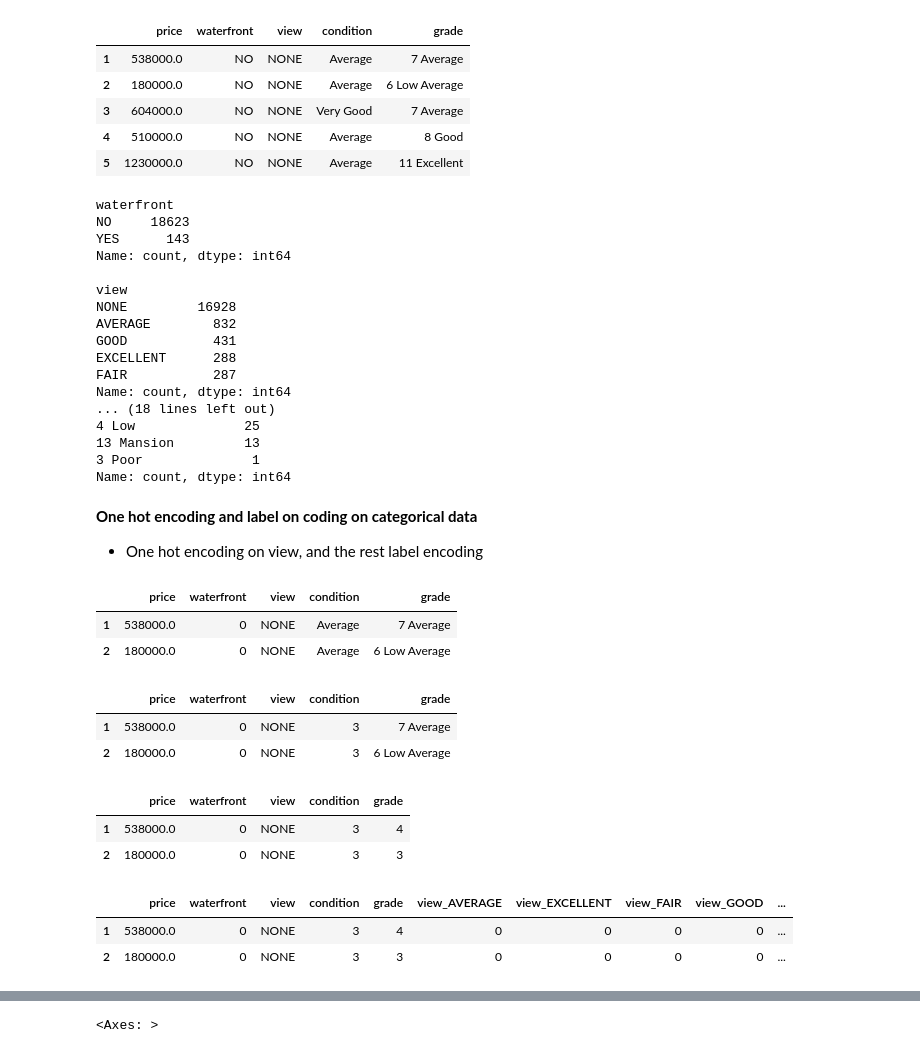
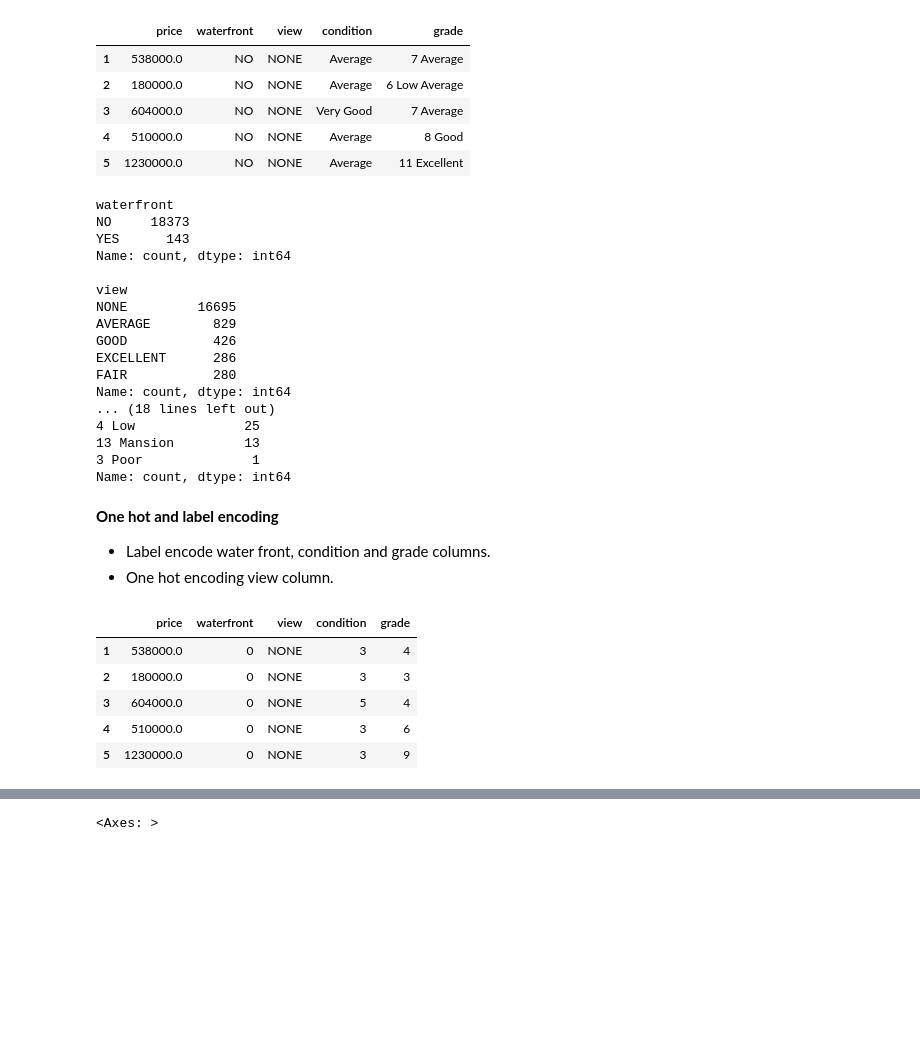
Before and after one commit to BBWorksB/HousePrediction-Multiple_regression, a Jupyter notebook: HousePrediction-Multiple_regression.ipynb, the cells around one changed output, grey strips where cells are left out. Drawn from its saved outputs; the diff is of its cells as text; code cells hidden in the pictures; blank space fills up the shorter version.

```diff
--- a/HousePrediction-Multiple_regression.ipynb
+++ b/HousePrediction-Multiple_regression.ipynb
@@ -270,4 +272,7 @@ check_house[check_house.bathrooms > check_house.bedrooms+2]
 # %%
-check_house = check_house[check_house['Age'] >= 1]  # Keep only rows with age greater than or equal to 1
-check_house.shape
+# Drop the rows with Age < 1
+check_house = check_house[check_house['Age'] > 1]
+
+# Inspect the change
+check_house[check_house.Age < 1].value_counts().sum()
 # %% [output]
@@ -510,16 +510,16 @@ for col in categorical:
     print(check_house[col].value_counts(), "\n")
 # %% [output]
 waterfront
-NO     18623
+NO     18373
 YES      143
 Name: count, dtype: int64
 
 view
-NONE         16928
-AVERAGE        832
-GOOD           431
-EXCELLENT      288
-FAIR           287
+NONE         16695
+AVERAGE        829
+GOOD           426
+EXCELLENT      286
+FAIR           280
 Name: count, dtype: int64
 ... (18 lines left out)
 4 Low              25
@@ -527,44 +527,37 @@ Name: count, dtype: int64
 3 Poor              1
 Name: count, dtype: int64
 # %% [markdown]
-**One hot encoding and label on coding on categorical data**
-- One hot encoding on view, and the rest label encoding
+**One hot and label encoding**
+- Label encode water front, condition and grade columns.
+- One hot encoding view column.
 # %%
 #Label encoding on the waterfront column to be a binary of 0 and 1
 location_test.loc[:, 'waterfront'] = location_test['waterfront'].map({'YES': 1, 'NO': 0})
-location_test.head(2)
+
+#label encode condition
+location_test.loc[:, 'condition'] = location_test['condition'].map({'Poor': 1, 'Fair': 2,
+                                                                    'Average': 3, 'Good': 4, 'Very Good': 5})
+
+#Extract values of the grade
+location_test['grade'] = location_test['grade'].str.extract('(\d+)').astype(int)
+
+location_test.loc[:, 'grade'] = location_test['grade'].map({3: 'Poor', 4: 'Low', 6: 'Low Average', 7: 'Average',
+                                                            5: 'Fair', 9: 'Better', 10: 'Very Good', 11: 'Excellent', 12: 'Luxury', 8:'Good', 13: 'Mansion'})
+# Label encode grade
+location_test.loc[:, 'grade'] = location_test['grade'].map({'Poor': 1, 'Low': 2, 'Low Average': 3, 'Average': 4,
+                                                            'Fair': 5, 'Better': 7, 'Very Good': 8, 'Excellent': 9, 'Luxury': 10, 'Good': 6, 'Mansion':11})
+
+
+
+location_test.head()
 # %% [output]
 |  | price | waterfront | view | condition | grade |
-| 1 | 538000.0 | 0 | NONE | Average | 7 Average |
-| 2 | 180000.0 | 0 | NONE | Average | 6 Low Average |
+| 1 | 538000.0 | 0 | NONE | 3 | 4 |
+| 2 | 180000.0 | 0 | NONE | 3 | 3 |
+| 3 | 604000.0 | 0 | NONE | 5 | 4 |
+| 4 | 510000.0 | 0 | NONE | 3 | 6 |
+| 5 | 1230000.0 | 0 | NONE | 3 | 9 |
-# %%
-#label encode condition
-location_test.loc[:, 'condition'] = location_test['condition'].map({'Poor': 1, 'Fair': 2, 'Average': 3, 'Good': 4, 'Very Good': 5})
-location_test.head(2)
-# %% [output]
-|  | price | waterfront | view | condition | grade |
-| 1 | 538000.0 | 0 | NONE | 3 | 7 Average |
-| 2 | 180000.0 | 0 | NONE | 3 | 6 Low Average |
-# %%
-#label encode the grade
-
-#Extract values of the grade
-location_test['grade'] = location_test['grade'].str.extract('(\d+)').astype(int)
-
-location_test.loc[:, 'grade'] = location_test['grade'].map({3: 'Poor', 4: 'Low', 6: 'Low Average', 7: 'Average', 5: 'Fair', 9: 'Better', 10: 'Very Good', 11: 'Excellent', 12: 'Luxury', 8:'Good', 13: 'Mansion'})
-location_test.loc[:, 'grade'] = location_test['grade'].map({'Poor': 1, 'Low': 2, 'Low Average': 3, 'Average': 4, 'Fair': 5, 'Better': 7, 'Very Good': 8, 'Excellent': 9, 'Luxury': 10, 'Good': 6, 'Mansion':11})
-
-location_test.head(2)
-# %% [output]
-|  | price | waterfront | view | condition | grade |
-| 1 | 538000.0 | 0 | NONE | 3 | 4 |
-| 2 | 180000.0 | 0 | NONE | 3 | 3 |
 # %%
 #one-hot encode the view
 view_dummies = pd.get_dummies(location_test['view'], prefix='view', dtype='int')
 location_test = pd.concat([location_test, view_dummies], axis=1)
-location_test.head(2)
-# %% [output]
-|  | price | waterfront | view | condition | grade | view_AVERAGE | view_EXCELLENT | view_FAIR | view_GOOD | ... |
-| 1 | 538000.0 | 0 | NONE | 3 | 4 | 0 | 0 | 0 | 0 | ... |
-| 2 | 180000.0 | 0 | NONE | 3 | 3 | 0 | 0 | 0 | 0 | ... |
```
Also changed, not shown: parts of 45 cells of this notebook.
